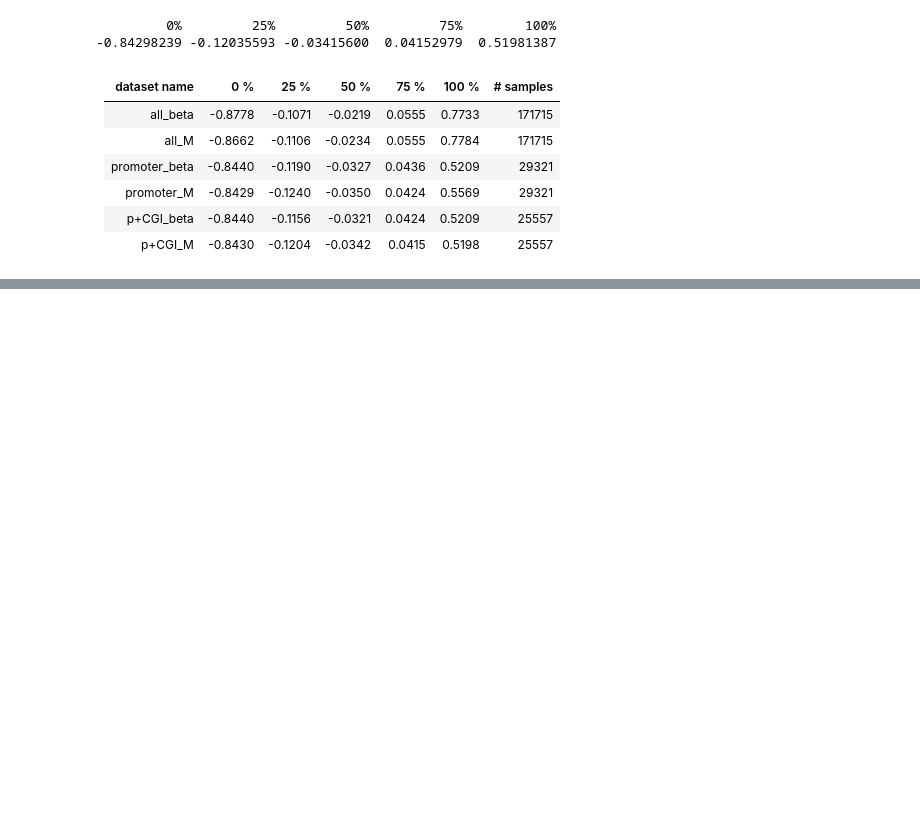
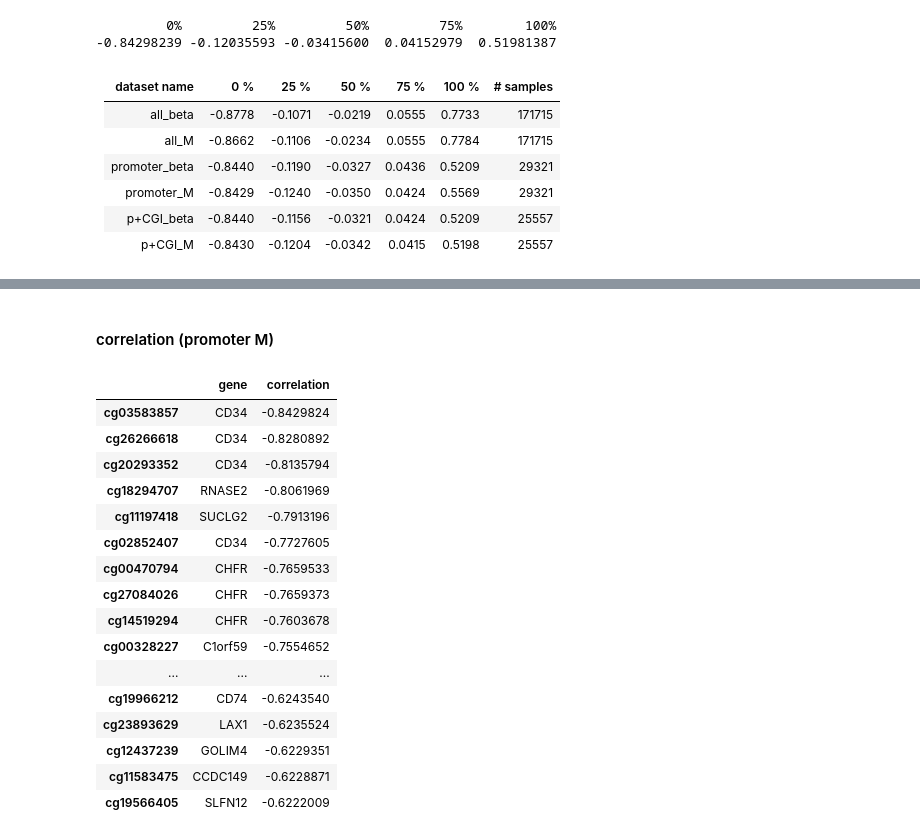
Before and after one commit to Mamie/MethylationPrediction, a Jupyter notebook: notes/promoter-region-methylation-RNAseq-correlation.ipynb, the cells around one changed output, grey strips where cells are left out. Saved outputs shown, nothing was run; the diff lists cells and outputs as text; code cells hidden in the pictures; blank space fills up the shorter version.

```diff
--- a/notes/promoter-region-methylation-RNAseq-correlation.ipynb
+++ b/notes/promoter-region-methylation-RNAseq-correlation.ipynb
@@ -206,0 +340,23 @@ quantile(correlation)
+# %% [markdown]
+#### correlation (promoter M)
+# %%
+topCorrelated <- correlation[order(correlation$correlation),][1:100,]
+topCorrelated
+# %% [output]
+|  | gene | correlation |
+| cg03583857 | CD34 | -0.8429824 |
+| cg26266618 | CD34 | -0.8280892 |
+| cg20293352 | CD34 | -0.8135794 |
+| cg18294707 | RNASE2 | -0.8061969 |
+| cg11197418 | SUCLG2 | -0.7913196 |
+| cg02852407 | CD34 | -0.7727605 |
+| cg00470794 | CHFR | -0.7659533 |
+| cg27084026 | CHFR | -0.7659373 |
+| cg14519294 | CHFR | -0.7603678 |
+| cg00328227 | C1orf59 | -0.7554652 |
+| ... | ... | ... |
+| cg19966212 | CD74 | -0.6243540 |
+| cg23893629 | LAX1 | -0.6235524 |
+| cg12437239 | GOLIM4 | -0.6229351 |
+| cg11583475 | CCDC149 | -0.6228871 |
+| cg19566405 | SLFN12 | -0.6222009 |
```
Also changed, not shown: parts of 34 cells of this notebook.
